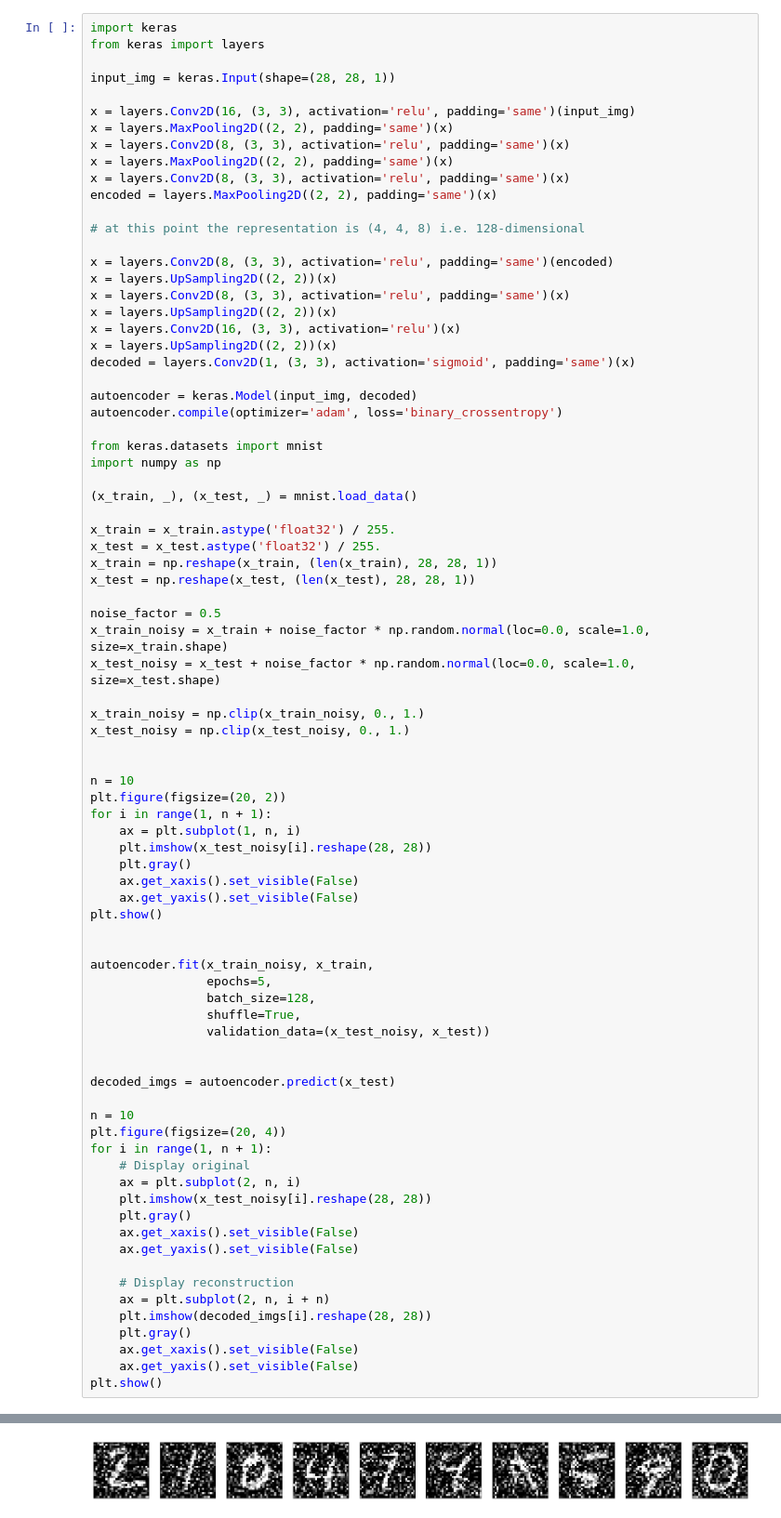
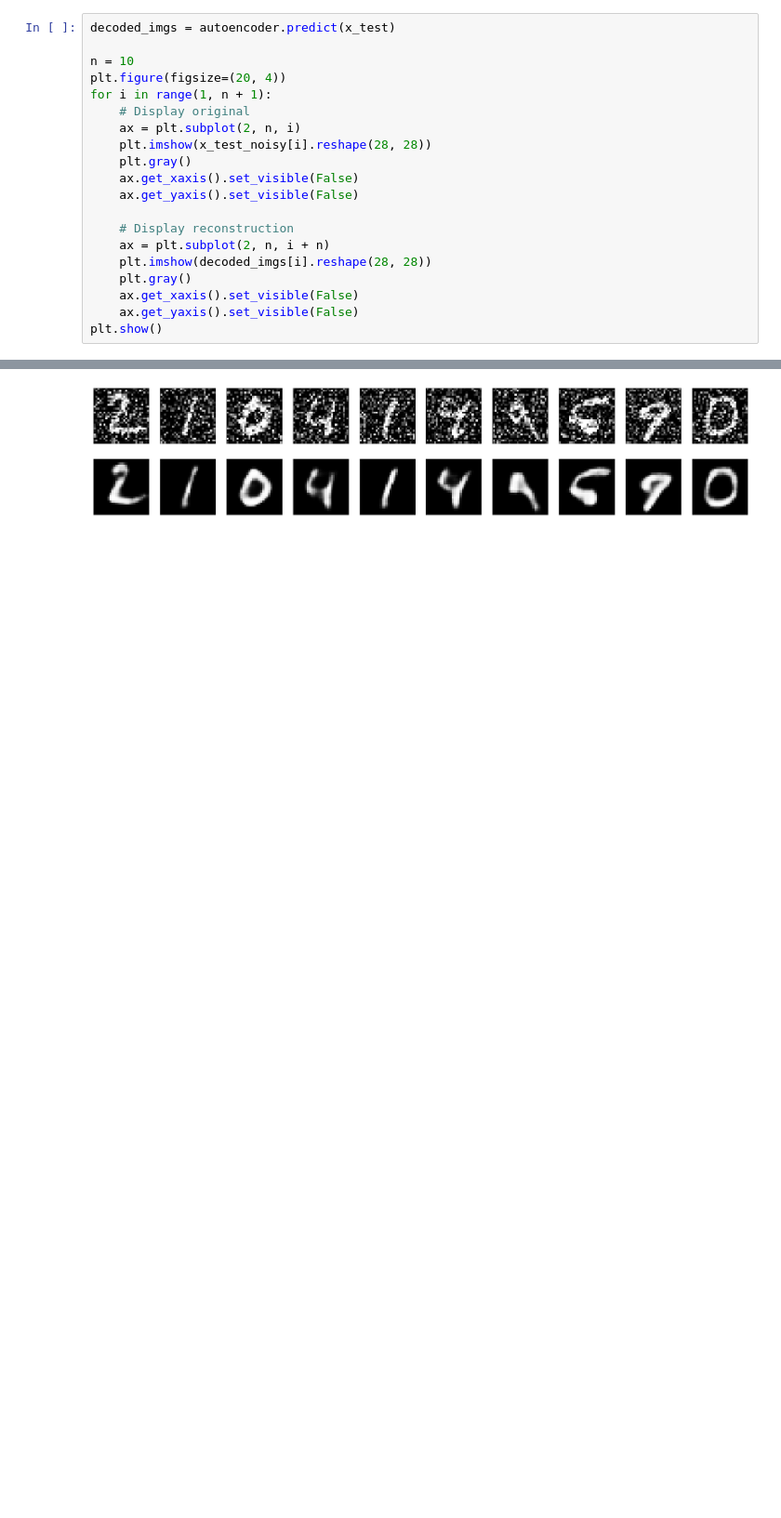
Before and after one commit to acca3003/MineriadatosII-2024-Book, a Jupyter notebook: notebooks/alfonso/Autoencoders.ipynb, the cells around one changed output, grey strips where cells are left out. Shown at 93% size. Saved outputs shown, nothing was run; the diff lists cells and outputs as text; blank space fills up the shorter version.

```diff
--- a/notebooks/alfonso/Autoencoders.ipynb
+++ b/notebooks/alfonso/Autoencoders.ipynb
@@ -242,65 +454,4 @@ Epoch 5/5
 # %%
-import keras
-from keras import layers
-
-input_img = keras.Input(shape=(28, 28, 1))
-
-x = layers.Conv2D(16, (3, 3), activation='relu', padding='same')(input_img)
-x = layers.MaxPooling2D((2, 2), padding='same')(x)
-x = layers.Conv2D(8, (3, 3), activation='relu', padding='same')(x)
-x = layers.MaxPooling2D((2, 2), padding='same')(x)
-x = layers.Conv2D(8, (3, 3), activation='relu', padding='same')(x)
-encoded = layers.MaxPooling2D((2, 2), padding='same')(x)
-
-# at this point the representation is (4, 4, 8) i.e. 128-dimensional
-
-x = layers.Conv2D(8, (3, 3), activation='relu', padding='same')(encoded)
-x = layers.UpSampling2D((2, 2))(x)
-x = layers.Conv2D(8, (3, 3), activation='relu', padding='same')(x)
-x = layers.UpSampling2D((2, 2))(x)
-x = layers.Conv2D(16, (3, 3), activation='relu')(x)
-x = layers.UpSampling2D((2, 2))(x)
-decoded = layers.Conv2D(1, (3, 3), activation='sigmoid', padding='same')(x)
-
-autoencoder = keras.Model(input_img, decoded)
-autoencoder.compile(optimizer='adam', loss='binary_crossentropy')
-
-from keras.datasets import mnist
-import numpy as np
-
-(x_train, _), (x_test, _) = mnist.load_data()
-
-x_train = x_train.astype('float32') / 255.
-x_test = x_test.astype('float32') / 255.
-x_train = np.reshape(x_train, (len(x_train), 28, 28, 1))
-x_test = np.reshape(x_test, (len(x_test), 28, 28, 1))
-
-noise_factor = 0.5
-x_train_noisy = x_train + noise_factor * np.random.normal(loc=0.0, scale=1.0, size=x_train.shape)
-x_test_noisy = x_test + noise_factor * np.random.normal(loc=0.0, scale=1.0, size=x_test.shape)
-
-x_train_noisy = np.clip(x_train_noisy, 0., 1.)
-x_test_noisy = np.clip(x_test_noisy, 0., 1.)
-
-
-n = 10
-plt.figure(figsize=(20, 2))
-for i in range(1, n + 1):
-    ax = plt.subplot(1, n, i)
-    plt.imshow(x_test_noisy[i].reshape(28, 28))
-    plt.gray()
-    ax.get_xaxis().set_visible(False)
-    ax.get_yaxis().set_visible(False)
-plt.show()
-
-
-autoencoder.fit(x_train_noisy, x_train,
-                epochs=5,
-                batch_size=128,
-                shuffle=True,
-                validation_data=(x_test_noisy, x_test))
-
-
 decoded_imgs = autoencoder.predict(x_test)
 
 n = 10
@@ -324 +476 @@ plt.show()
-[figure, old version]
+[figure, new version]
```
Also changed, not shown: parts of 46 cells of this notebook, 15 other files.
